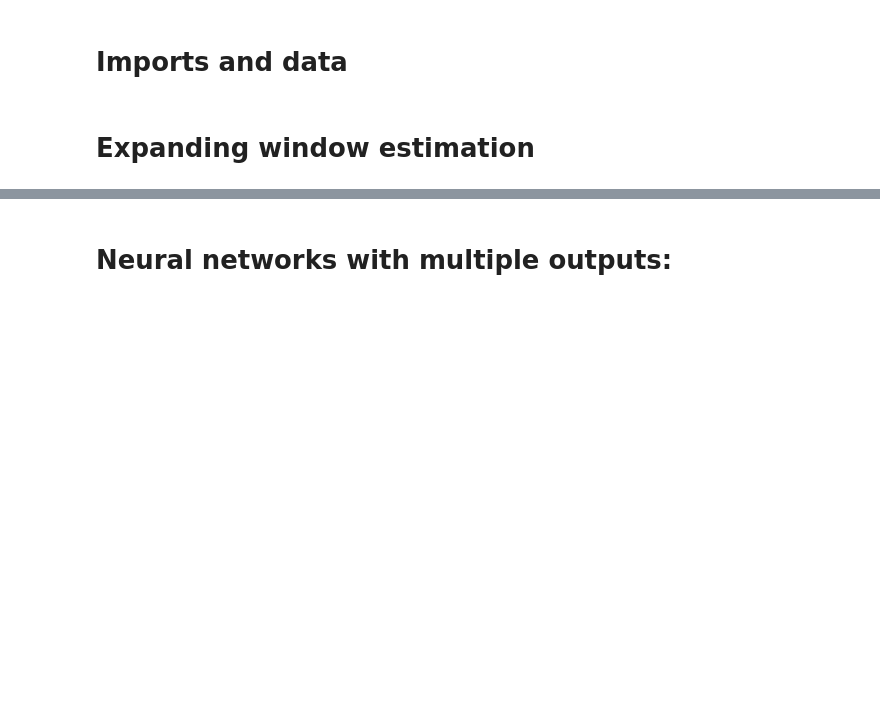
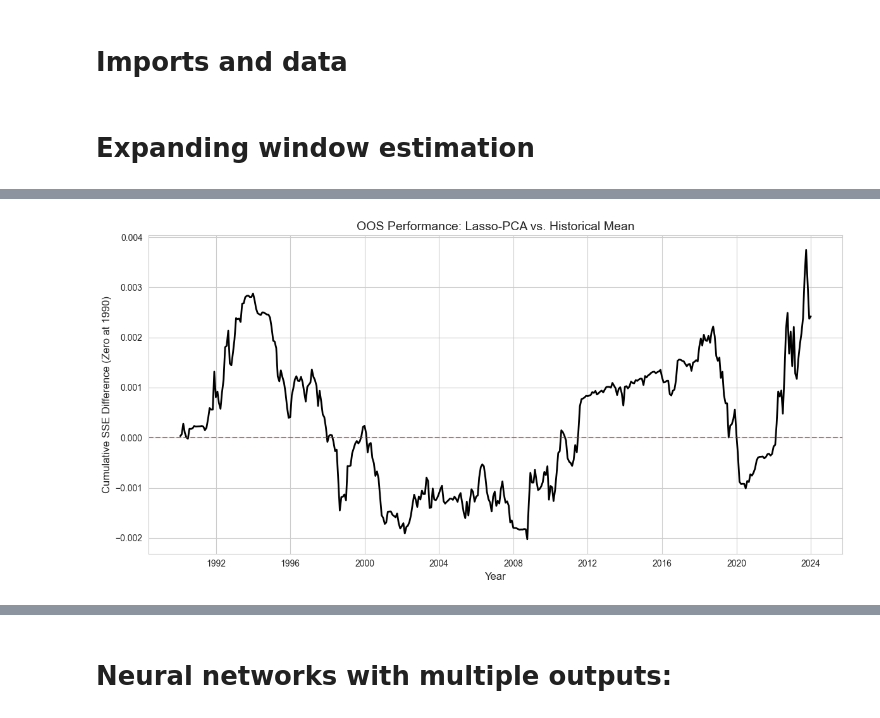
Before and after one commit to myliusen/TIO4900-Replication, a Jupyter notebook: notebooks/init.ipynb, the cells around one changed output, grey strips where cells are left out. Saved outputs shown, nothing was run; the diff lists cells and outputs as text; code cells hidden in the pictures; blank space fills up the shorter version.

```diff
--- a/notebooks/init.ipynb
+++ b/notebooks/init.ipynb
@@ -135,3 +117,88 @@ Running PCA...
+# %%
+import matplotlib.pyplot as plt
+import seaborn as sns
+import pandas as pd
+import numpy as np
+
+def plot_cssed(y_true, y_forecast, dates, oos_start, secondary_start=None, model_name="Model"):
+    """
+    Constructs a Welch-Goyal style CSSED plot.
+
+    Parameters:
+    -----------
+    y_true : np.array
+        The actual excess returns.
+    y_forecast : np.array
+        The OOS forecasts from your model.
+    dates : pd.Series / pd.DatetimeIndex
+        The dates corresponding to the returns.
+    oos_start : pd.Timestamp
+        The date your OOS period actually begins.
+    secondary_start : pd.Timestamp, optional
+        The date for the right-hand zero-point (e.g., 2000-01-31).
+    """
+    # 1. Align data and filter for OOS period
+    df = pd.DataFrame({
+        'realized': y_true,
+        'forecast': y_forecast
+    }, index=dates)
+
+    oos_df = df.loc[oos_start:].copy()
+
+    # 2. Generate Historical Mean Benchmark (Expanding Window)
+    # We use the same logic as the paper: mean of all returns available up to t-1
+    full_series = pd.Series(y_true, index=dates)
+    oos_df['hist_mean_bench'] = [full_series.loc[:d].iloc[:-1].mean() for d in oos_df.index]
+
+    # 3. Calculate Squared Errors
+    oos_df['error_model'] = (oos_df['realized'] - oos_df['forecast'])**2
+    oos_df['error_bench'] = (oos_df['realized'] - oos_df['hist_mean_bench'])**2
+
+    # 4. Calculate CSSED: Cumulative (SE_benchmark - SE_model)
+    # An increase means the model is beating the benchmark
+    oos_df['cssed'] = (oos_df['error_bench'] - oos_df['error_model']).cumsum()
+
+    # 5. Plotting
+    sns.set_style("whitegrid")
+    fig, ax1 = plt.subplots(figsize=(12, 6))
+
+    # Primary Line (Solid black/blue is standard for OOS)
+    sns.lineplot(data=oos_df, x=oos_df.index, y='cssed', ax=ax1, color='black', linewidth=2)
+
+    ax1.axhline(0, color='red', linestyle='--', alpha=0.6) # The "Null" Benchmark line
+    ax1.set_ylabel(f'Cumulative SSE Difference (Zero at {oos_start.year})', fontsize=12)
+    ax1.set_xlabel('Year', fontsize=12)
+    ax1.set_title(f'OOS Performance: {model_name} vs. Historical Mean', fontsize=14)
+
+    # 6. Secondary Axis (The Welch-Goyal Vertical Shift)
+    if secondary_start and secondary_start in oos_df.index:
+        val_at_secondary = oos_df.loc[secondary_start, 'cssed']
+
+        # We create a twin axis
+        ax2 = ax1.twinx()
+
+        # To make the right axis 0 at the secondary_start, we align the limits
+        # by shifting the primary limits by the value at the secondary start
+        y1_min, y1_max = ax1.get_ylim()
+        ax2.set_ylim(y1_min - val_at_secondary, y1_max - val_at_secondary)
+
+        ax2.set_ylabel(f'CSSED (Zero at {secondary_start.year})', fontsize=12)
+        ax2.axhline(0, color='gray', linestyle=':', alpha=0.5) # Zero line for the right axis
+
+        # Mark the secondary zero point on the x-axis
+        ax1.axvline(secondary_start, color='blue', linestyle='--', alpha=0.3)
+        ax1.text(secondary_start, y1_max, f' Start {secondary_start.year}',
+                 verticalalignment='top', color='blue', fontsize=10)
+
+    plt.tight_layout()
+    plt.show()
+
+# --- Example Usage inside your loop ---
+# After running wu.expanding_window:
+secondary_zero = pd.Timestamp('2000-01-31')
+plot_cssed(y, y_forecast_bianchi, dates, OOS_start, secondary_start=None, model_name='Lasso-PCA')
+# %% [output]
+[figure, added]
 # %%
 import matplotlib.pyplot as plt
 import numpy as np
```
Also changed, not shown: parts of 9 cells of this notebook, 10 other files.
